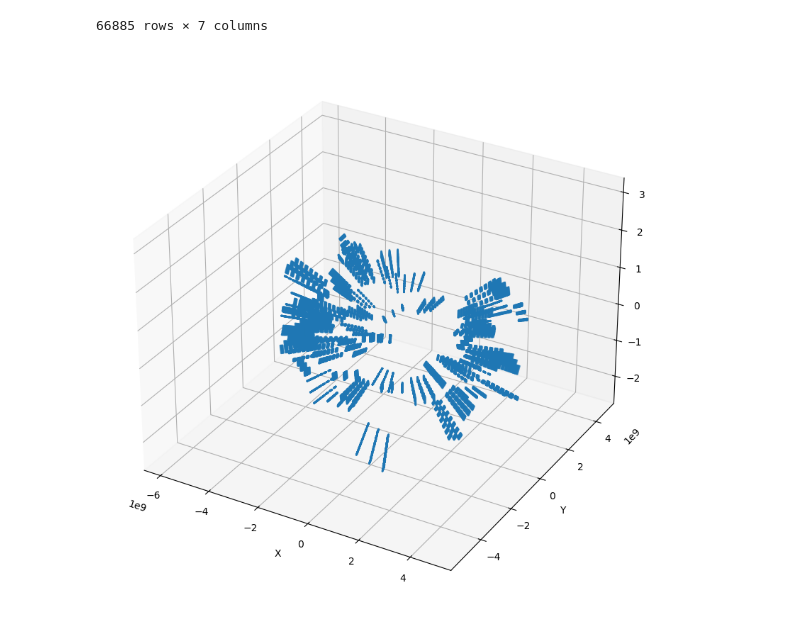
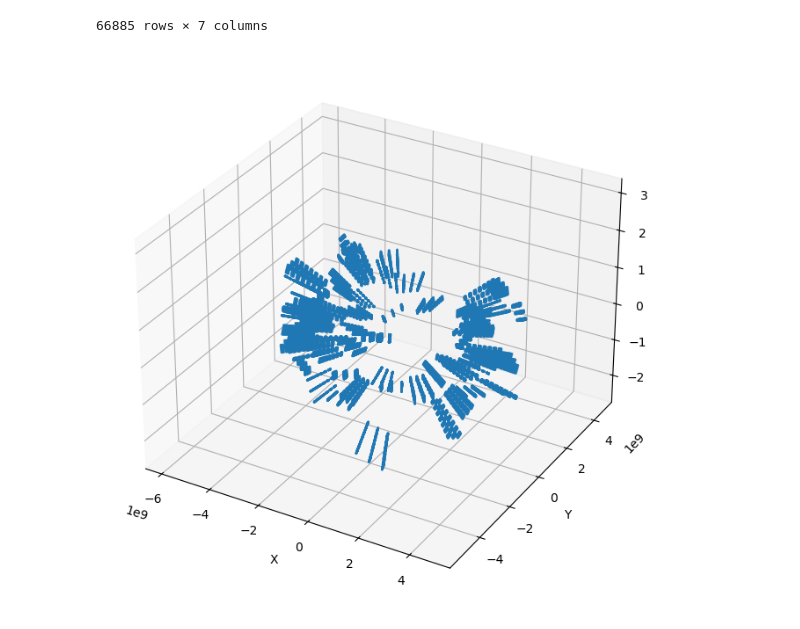
Before and after one commit to ThijsSpoor99/Project-Computational-Science, a Jupyter notebook: processCentaurs.ipynb, the cells around one changed output. Cells and saved outputs as stored; diff of their text form; code cells hidden in the pictures.

```diff
--- a/processCentaurs.ipynb
+++ b/processCentaurs.ipynb
@@ -202,12 +202,12 @@ tempDF
 66885 rows × 7 columns
 # %%
 #plotting the Centaurs
-fig = plt.figure(figsize=(10,10))
+fig = plt.figure(figsize=(8,8))
 ax = fig.add_subplot(projection='3d')
 ax.scatter(tempDF['x'], tempDF['y'], tempDF['z'], s=1)
 ax.set_xlabel('X')
 ax.set_ylabel('Y')
 ax.set_zlabel('Z')
 plt.show()
 # %% [output]
-[figure, old version]
+[figure, new version]
```
Also changed, not shown: 2 other files.
